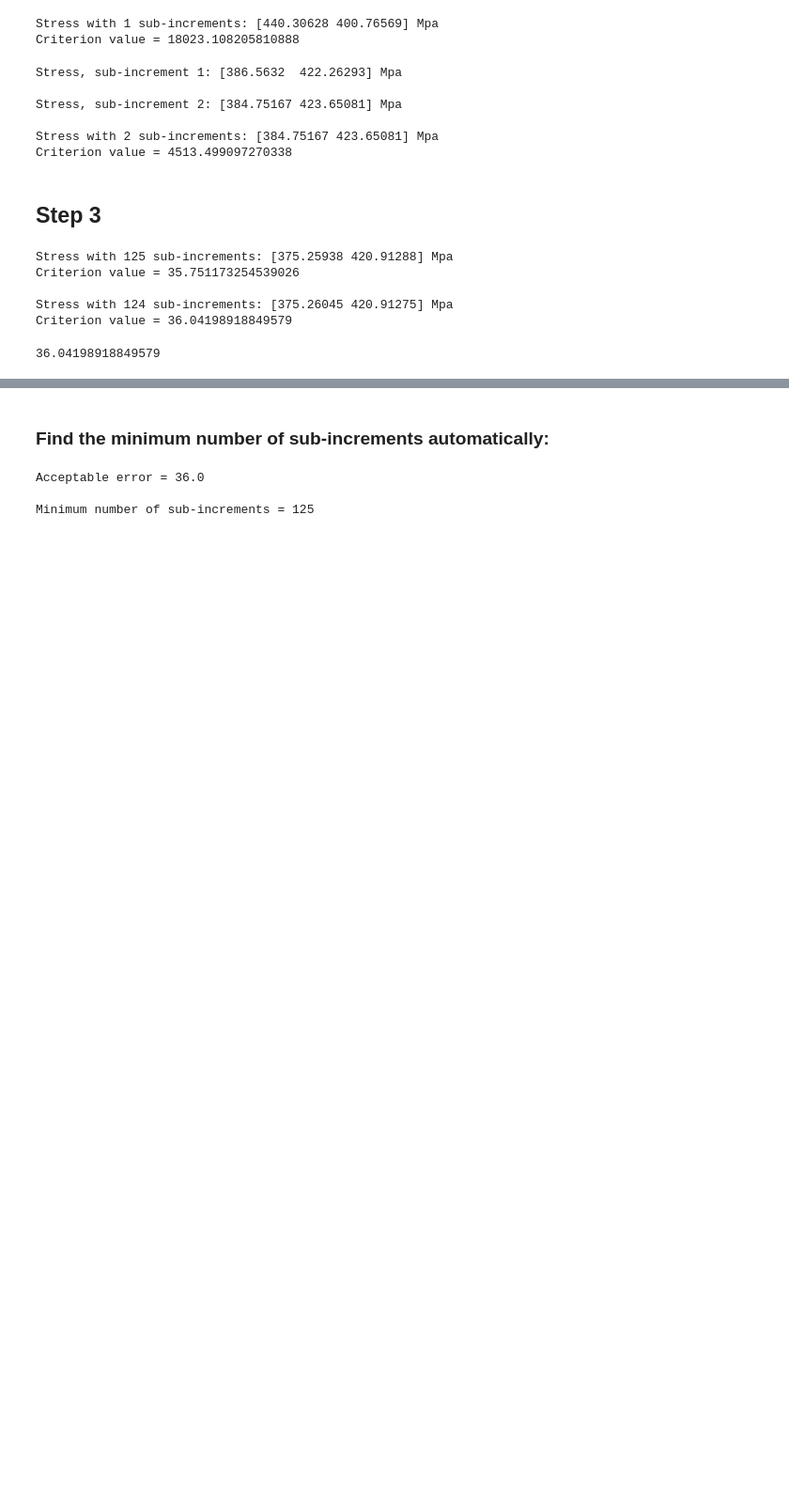
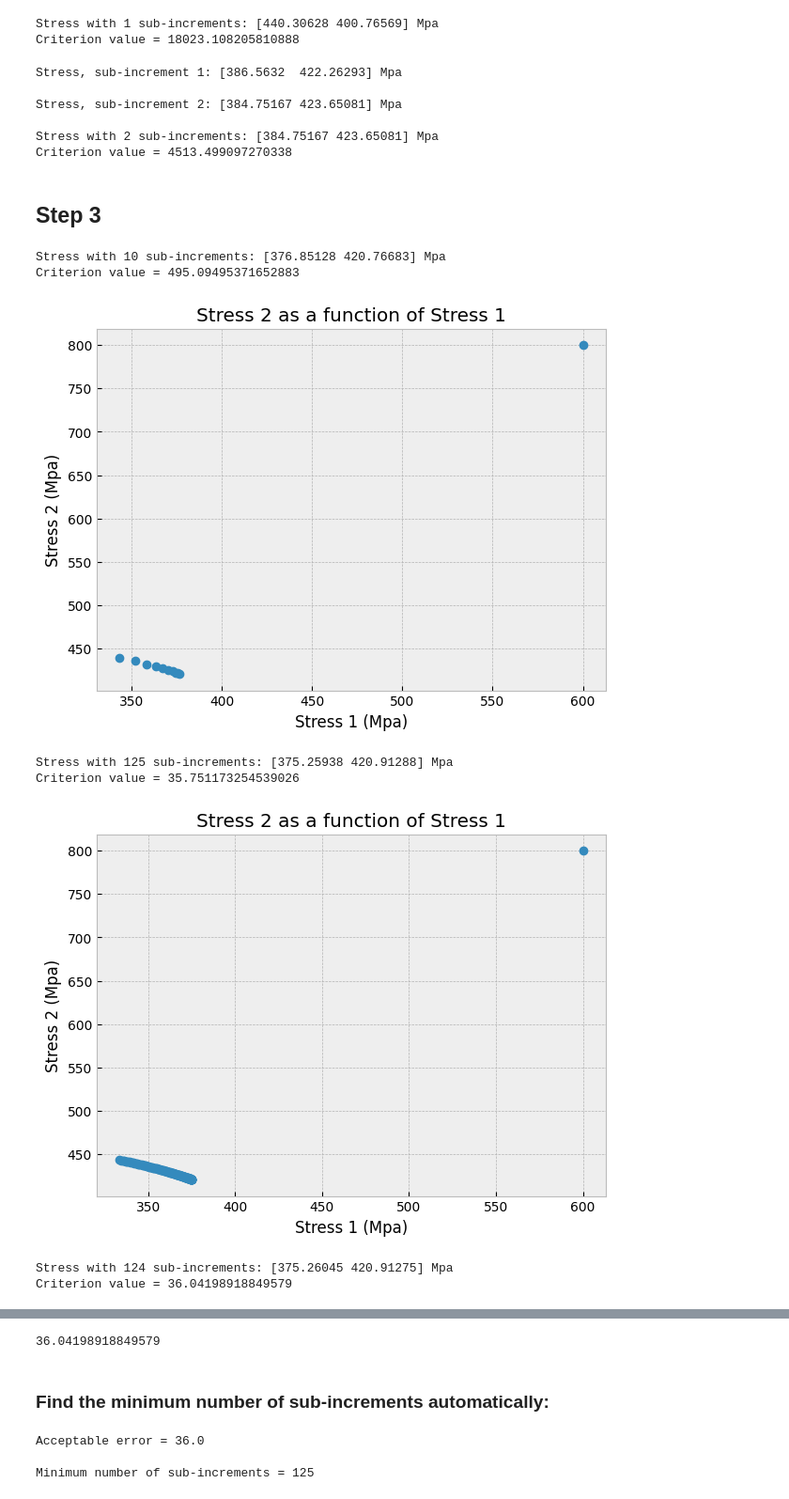
Before and after one commit to LaureToullier/Non-Linear-Analysis, a Jupyter notebook: ASSIGNMENT 4/NLA_Hwk4_Engler_Toullier_JEREM.ipynb, the cells around one changed output, grey strips where cells are left out. Shown at 94% size. Saved outputs shown, nothing was run; the diff lists cells and outputs as text; code cells hidden in the pictures; blank space fills up the shorter version.

Commit message:
Graph

```diff
--- a/ASSIGNMENT 4/NLA_Hwk4_Engler_Toullier_JEREM.ipynb
+++ b/ASSIGNMENT 4/NLA_Hwk4_Engler_Toullier_JEREM.ipynb
@@ -80,6 +80,32 @@ def norm_criterion_surface(stress_y):
     n2 = 2 * stress_y[1] - stress_y[0]
     n = np.array([[n1,n2]])
     return n
+
+def printgraph_with_yield_func(x,y,xname,yname,unit1, unit2):
+    plt.figure(figsize=(7, 5))
+    plt.plot(x,y,'o')
+    # plt.plot(x,y,'b')
+
+    plt.title(f'{yname} as a function of {xname}')
+    plt.xlabel(f"{xname} ({unit1})")
+    plt.ylabel(f"{yname} ({unit2})")
+
+    plt.show()
+
+    return None
+
+def printgraph(x,y,xname,yname,unit1, unit2):
+    plt.figure(figsize=(7, 5))
+    plt.plot(x,y,'o')
+    # plt.plot(x,y,'b')
+
+    plt.title(f'{yname} as a function of {xname}')
+    plt.xlabel(f"{xname} ({unit1})")
+    plt.ylabel(f"{yname} ({unit2})")
+
+    plt.show()
+
+    return None
 # %% [markdown]
 ## Steps 1 and 2
 # %%
@@ -223,6 +249,9 @@ def forward_euler(sub_increments):
 
 def forward_euler_without_print(sub_increments, final_print = False):
 
+    stresses_1 = []
+    stresses_2 = []
+
     plastic_strain_incr = np.zeros((2,))
     n = np.zeros((2,))
 
@@ -231,6 +260,9 @@ def forward_euler_without_print(sub_increments, final_print = False):
     stress_incr_0 = stress_incr_computation(strain_incr, plastic_strain_incr, n, D)
 
     stress_0 = sigma_0 + stress_incr_0
+
+    stresses_1.append(stress_0[0])
+    stresses_2.append(stress_0[1])
 
     if check_failure(stress_0) == True:
         alpha = np.sqrt((sigma_y**2) / (stress_0[0]**2 + stress_0[1]**2 - stress_0[0] * stress_0[1]))
@@ -254,19 +286,29 @@ def forward_euler_without_print(sub_increments, final_print = False):
 
         stress = stress + stress_incr
 
+        stresses_1.append(stress[0])
+        stresses_2.append(stress[1])
+
     if final_print == True:
         print(f"Stress with {sub_increments} sub-increments: {stress} Mpa")
         print(f"Criterion value = {failure_value(stress)} \n")
 
+    if final_print == True:
+        printgraph(stresses_1, stresses_2, "Stress 1", "Stress 2", "Mpa", "Mpa")
+
     return failure_value(stress)
 # %%
+forward_euler_without_print(10, True)
+
 forward_euler_without_print(125, True) #With 125, criterion smaller than error tolerance
 
 forward_euler_without_print(124, True)
 # %% [output]
-Stress with 125 sub-increments: [375.25938 420.91288] Mpa
-Criterion value = 35.751173254539026
-
-Stress with 124 sub-increments: [375.26045 420.91275] Mpa
-Criterion value = 36.04198918849579
+Stress with 10 sub-increments: [376.85128 420.76683] Mpa
+Criterion value = 495.09495371652883
+[figure, added]
-36.04198918849579
+Stress with 125 sub-increments: [375.25938 420.91288] Mpa
+Criterion value = 35.751173254539026
+[figure, added]
+Stress with 124 sub-increments: [375.26045 420.91275] Mpa
+Criterion value = 36.04198918849579
@@ -273,3 +316,4 @@ Criterion value = 36.04198918849579
+36.04198918849579
 # %% [markdown]
 ### Find the minimum number of sub-increments automatically:
 # %%
```
Also changed, not shown: parts of 1 cell of this notebook.
